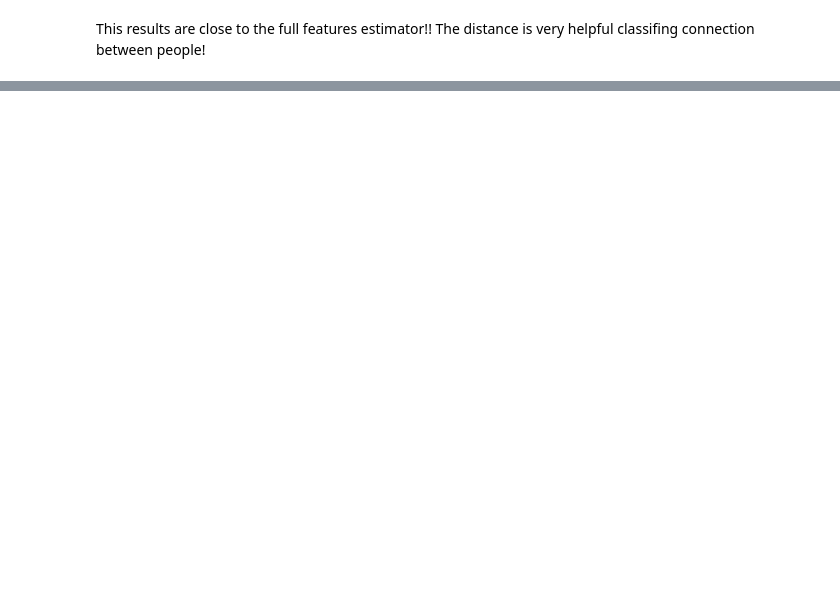
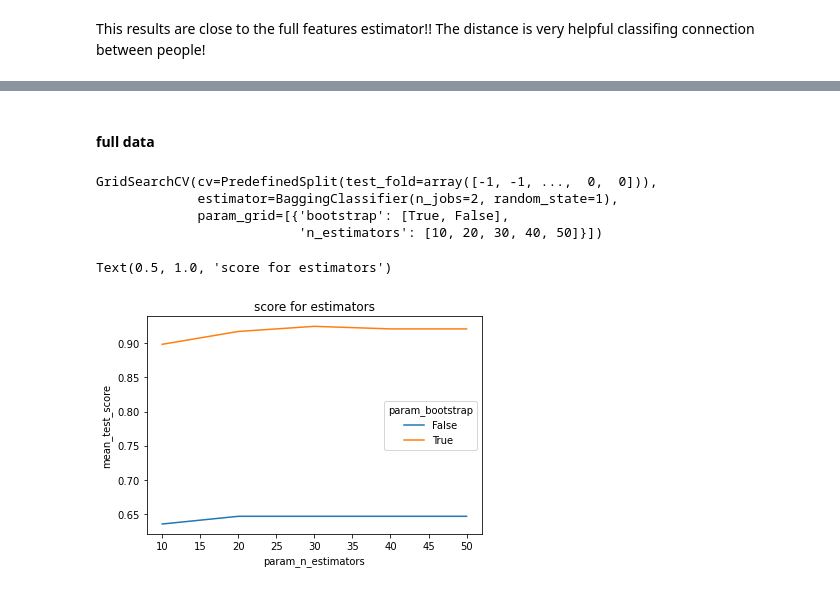
Before and after one commit to oridarshan/data-visualization-project, a Jupyter notebook: Hands Classification.ipynb, the cells around one changed output, grey strips where cells are left out. Cells and saved outputs as stored; diff of their text form; code cells hidden in the pictures; blank space fills up the shorter version.

Commit message:
hands bagging

```diff
--- a/Hands Classification.ipynb
+++ b/Hands Classification.ipynb
@@ -1486,0 +1497,20 @@ KNeighborsClassifier(n_neighbors=7)
+# %% [markdown]
+#### full data
+# %%
+bgc=BaggingClassifier(random_state=1,n_jobs=3)
+# parameters to try
+params = [{'n_estimators':[10,20,30,40,50],'bootstrap':[True,False]}]
+grid = GridSearchCV(estimator = bgc, param_grid = params, cv=ps)
+grid.fit(f_X,y)
+# %% [output]
+GridSearchCV(cv=PredefinedSplit(test_fold=array([-1, -1, ...,  0,  0])),
+             estimator=BaggingClassifier(n_jobs=2, random_state=1),
+             param_grid=[{'bootstrap': [True, False],
+                          'n_estimators': [10, 20, 30, 40, 50]}])
+# %%
+cv_res=pd.DataFrame(grid.cv_results_)
+sns.lineplot(data=cv_res,y='mean_test_score',x='param_n_estimators',legend=True,hue='param_bootstrap')
+plt.title('score for estimators')
+# %% [output]
+Text(0.5, 1.0, 'score for estimators')
+[figure, added]
```
Also changed, not shown: parts of 39 cells of this notebook.
